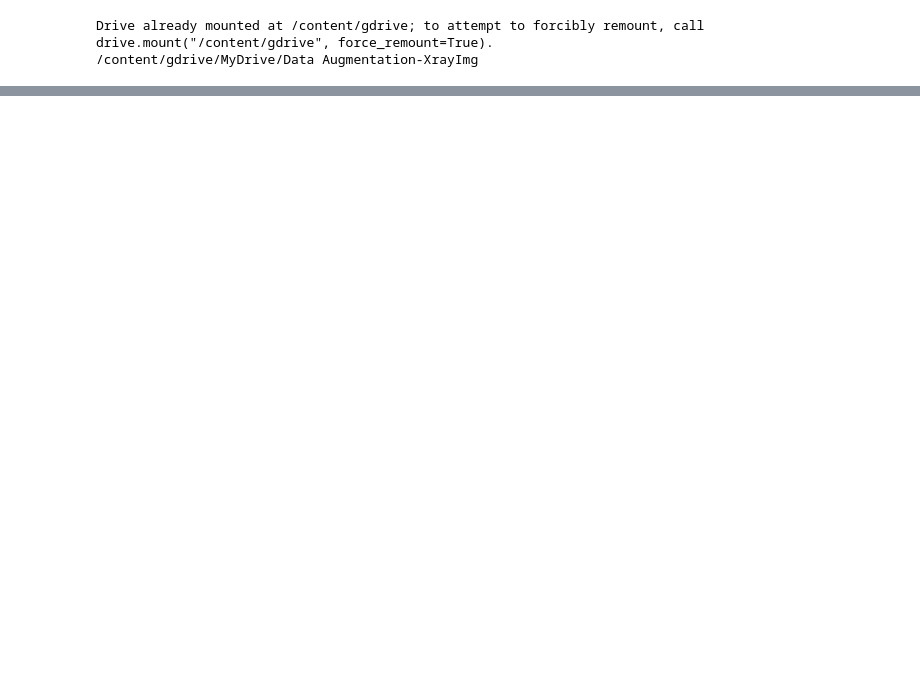
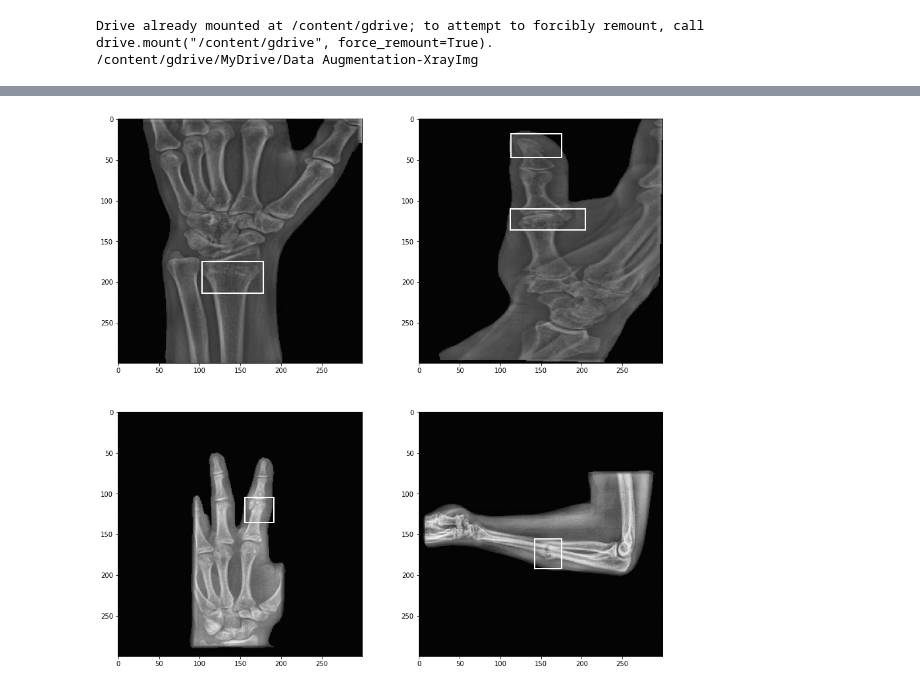
Before and after one commit to manhph2211/Bone-Fracture-Detection, a Jupyter notebook: src/mura/end2end/e2e_torchvision.ipynb, the cells around one changed output, grey strips where cells are left out. Cells and saved outputs as stored; diff of their text form; code cells hidden in the pictures; blank space fills up the shorter version.

```diff
--- a/src/mura/end2end/e2e_torchvision.ipynb
+++ b/src/mura/end2end/e2e_torchvision.ipynb
@@ -284,32 +288,32 @@ best_point=9999
 # %%
-model.load_state_dict(torch.load("../end2end.pth"))
-
+model_faster.load_state_dict(torch.load("./faster_e2e.pth")
+best_point=9999
 for epoch in range(EPOCH_N):
 	print("Training...")
 	train_loss=0
 	val_loss=0
 	for imgs,targets in tqdm(train_dataloader):
-		model.train()
-		model=model.double()
+		model_faster.train()
+		model_faster=model_faster.double()
 		optimizer.zero_grad()
 		imgs=list(img.to(device) for img in imgs)
 		targets=[{k:v.to(device) for k,v in t.items()} for t in targets]
-		loss_dict=model(imgs,targets)
+		loss_dict=model_faster(imgs,targets)
 		losses=sum(loss for loss in loss_dict.values())
 		losses.backward()
 		optimizer.step()
 		train_loss+=losses.item()
 
 	for imgs,targets in tqdm(val_dataloader):
-		model.eval()
+		model_faster.eval()
 		imgs=list(img.to(device) for img in imgs)
 		targets=[{k:v.to(device) for k,v in t.items()} for t in targets]
-		loss_dict_val=model(imgs,targets)
+		loss_dict_val=model_faster(imgs,targets)
 		losses_val=sum(loss for loss in loss_dict.values())
 		val_loss+=losses_val.item()
 		if losses_val.item()<best_point:
 			best_point=losses_val.item()
-			torch.save(model.state_dict(), "../end2end.pth")
+			torch.save(model_faster.state_dict(), "./faster_e2e.pth")
 
 		#print(losses.item())
 
@@ -343,10 +351,12 @@ view(images,targets,2) # truth
 # %%
 images = list(image.to(device) for image in images)
 targets = [{k: v.to(device) for k, v in t.items()} for t in targets]
 
-model.eval()
-model=model.double()
-output=model(images)
+model_faster.eval()
+model_faster=model_faster.double()
+output=model_faster(images)
 # predict :))
 with torch.no_grad():
-    view(images,output,2)
+    view(images,output,4)
+# %% [output]
+[figure, added]
```
Also changed, not shown: parts of 46 cells of this notebook, 1 other file.
